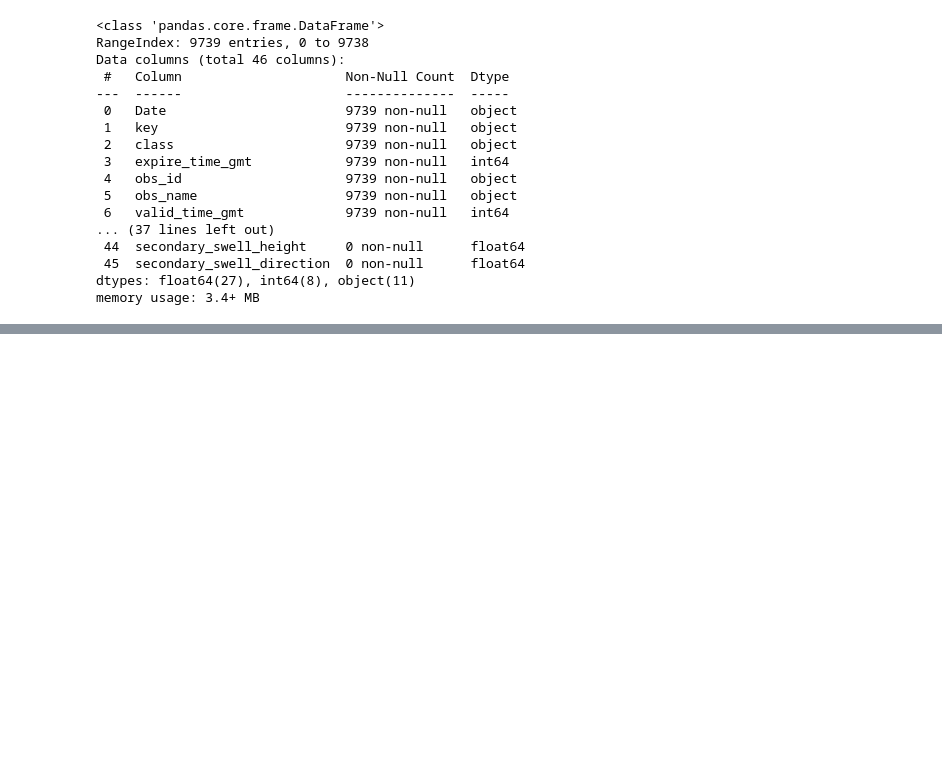
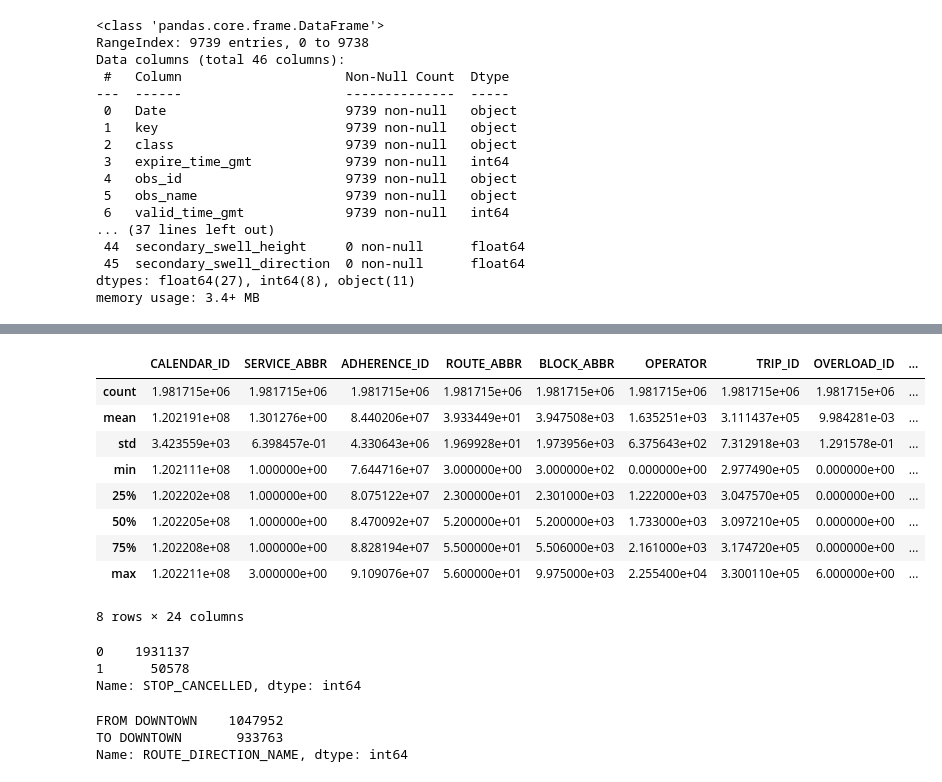
Before and after one commit to NSS-Data-Analytics-Cohort-7/wego-data-world-problems, a Jupyter notebook: notebook/Untitled.ipynb, the cells around one changed output, grey strips where cells are left out. Drawn from its saved outputs; the diff is of its cells as text; code cells hidden in the pictures; blank space fills up the shorter version.

```diff
--- a/notebook/Untitled.ipynb
+++ b/notebook/Untitled.ipynb
@@ -108,0 +121,25 @@ memory usage: 3.4+ MB
+# %%
+headway.describe()
+# %% [output]
+|  | CALENDAR_ID | SERVICE_ABBR | ADHERENCE_ID | ROUTE_ABBR | BLOCK_ABBR | OPERATOR | TRIP_ID | OVERLOAD_ID | ... |
+| count | 1.981715e+06 | 1.981715e+06 | 1.981715e+06 | 1.981715e+06 | 1.981715e+06 | 1.981715e+06 | 1.981715e+06 | 1.981715e+06 | ... |
+| mean | 1.202191e+08 | 1.301276e+00 | 8.440206e+07 | 3.933449e+01 | 3.947508e+03 | 1.635251e+03 | 3.111437e+05 | 9.984281e-03 | ... |
+| std | 3.423559e+03 | 6.398457e-01 | 4.330643e+06 | 1.969928e+01 | 1.973956e+03 | 6.375643e+02 | 7.312918e+03 | 1.291578e-01 | ... |
+| min | 1.202111e+08 | 1.000000e+00 | 7.644716e+07 | 3.000000e+00 | 3.000000e+02 | 0.000000e+00 | 2.977490e+05 | 0.000000e+00 | ... |
+| 25% | 1.202202e+08 | 1.000000e+00 | 8.075122e+07 | 2.300000e+01 | 2.301000e+03 | 1.222000e+03 | 3.047570e+05 | 0.000000e+00 | ... |
+| 50% | 1.202205e+08 | 1.000000e+00 | 8.470092e+07 | 5.200000e+01 | 5.200000e+03 | 1.733000e+03 | 3.097210e+05 | 0.000000e+00 | ... |
+| 75% | 1.202208e+08 | 1.000000e+00 | 8.828194e+07 | 5.500000e+01 | 5.506000e+03 | 2.161000e+03 | 3.174720e+05 | 0.000000e+00 | ... |
+| max | 1.202211e+08 | 3.000000e+00 | 9.109076e+07 | 5.600000e+01 | 9.975000e+03 | 2.255400e+04 | 3.300110e+05 | 6.000000e+00 | ... |
+8 rows × 24 columns
+# %%
+headway.STOP_CANCELLED.value_counts()
+# %% [output]
+0    1931137
+1      50578
+Name: STOP_CANCELLED, dtype: int64
+# %%
+headway.ROUTE_DIRECTION_NAME.value_counts()
+# %% [output]
+FROM DOWNTOWN    1047952
+TO DOWNTOWN       933763
+Name: ROUTE_DIRECTION_NAME, dtype: int64
```
Also changed, not shown: parts of 20 cells of this notebook.
